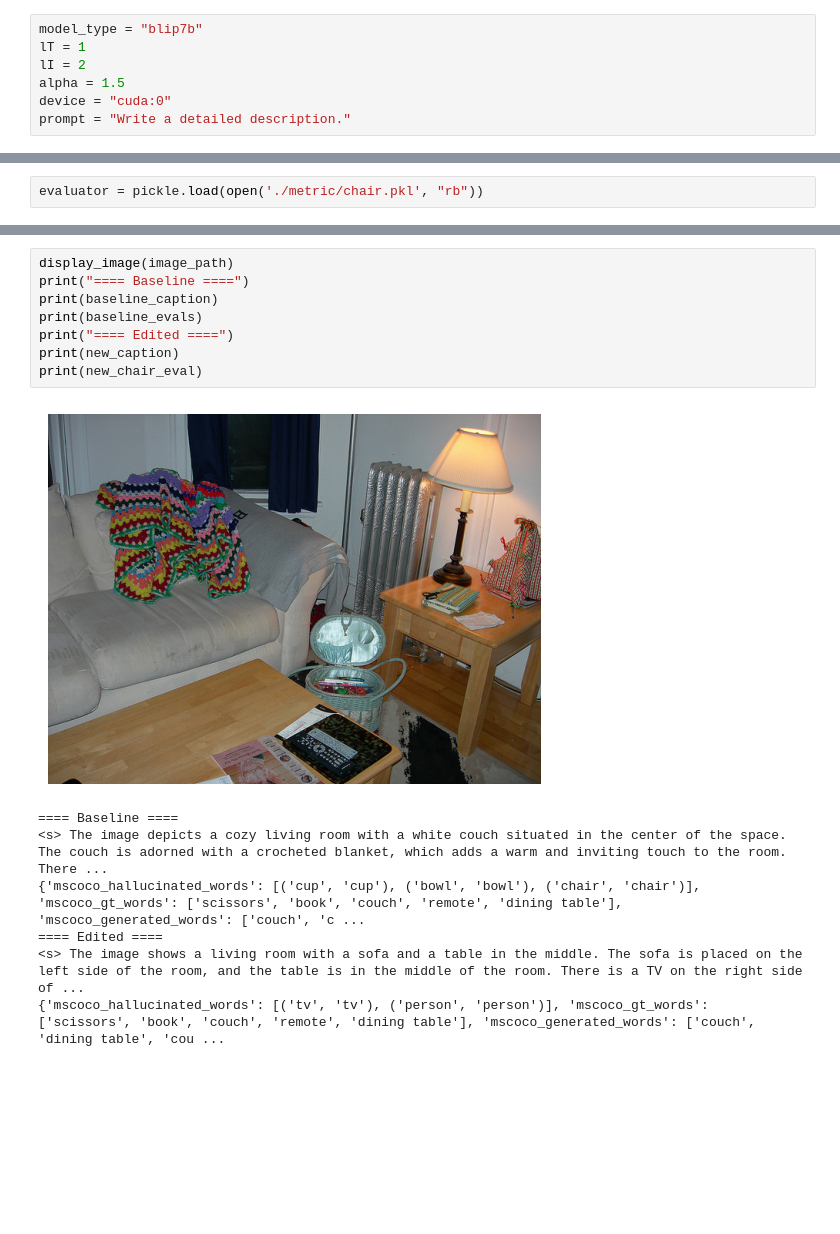
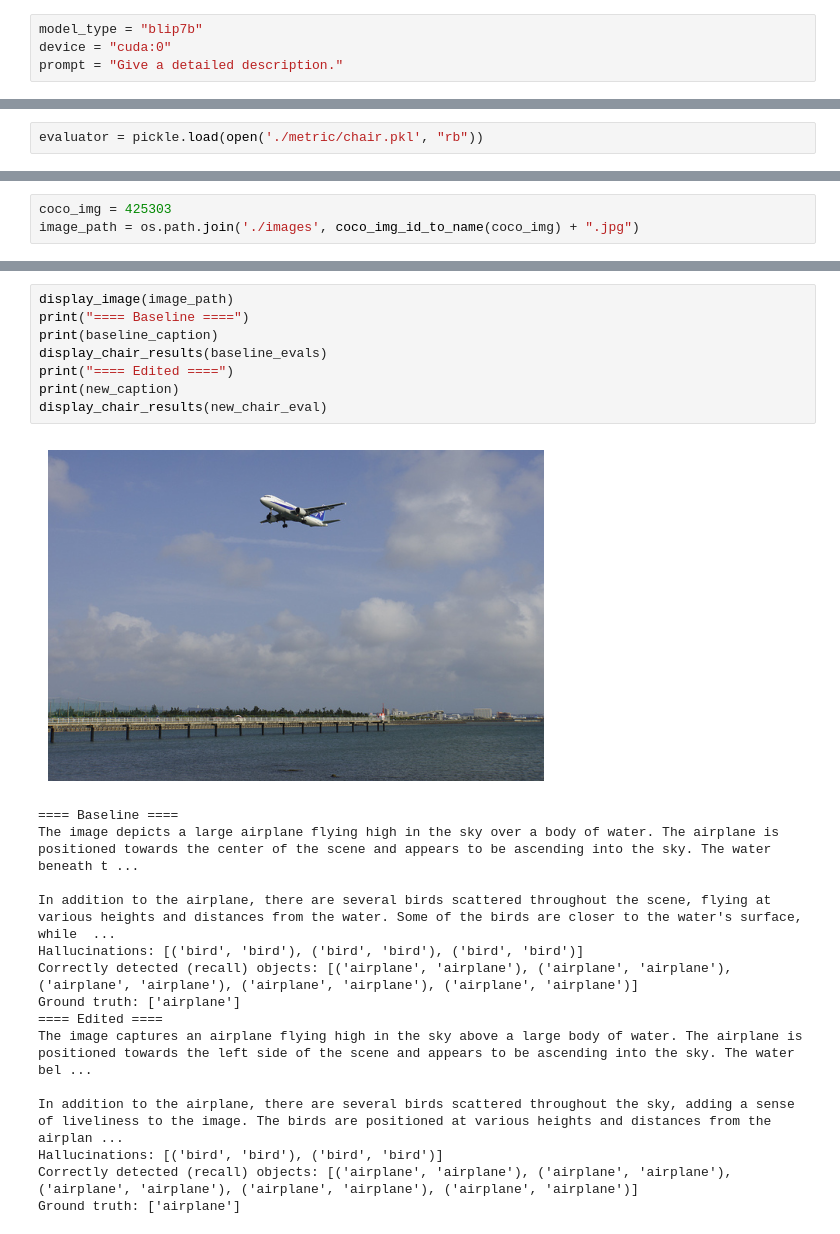
Before and after one commit to nickjiang2378/vl-interp, a Jupyter notebook: demos/object_erasure.ipynb, the cells around one changed output, grey strips where cells are left out. Cells and saved outputs as stored; diff of their text form; blank space fills up the shorter version.

Commit message:
reformatted object erasure demo and added more images

```diff
--- a/demos/object_erasure.ipynb
+++ b/demos/object_erasure.ipynb
@@ -19,11 +21,8 @@ os.environ['VL_ROOT_DIR'] = '/home/nickj/vl' # Set this environment variable to
 os.chdir(os.environ["VL_ROOT_DIR"])
 # %%
 model_type = "blip7b"
-lT = 1
-lI = 2
-alpha = 1.5
 device = "cuda:0"
-prompt = "Write a detailed description."
+prompt = "Give a detailed description."
 # %%
 if model_type == "llava7b":
   # Load the LlaVA model
@@ -50 +46,4 @@ evaluator = pickle.load(open('./metric/chair.pkl', "rb"))
+# %%
+coco_img = 425303
+image_path = os.path.join('./images', coco_img_id_to_name(coco_img) + ".jpg")
 # %%
@@ -83,16 +96,24 @@ Editing layer 2
 # %%
 display_image(image_path)
 print("==== Baseline ====")
 print(baseline_caption)
-print(baseline_evals)
+display_chair_results(baseline_evals)
 print("==== Edited ====")
 print(new_caption)
-print(new_chair_eval)
+display_chair_results(new_chair_eval)
 # %% [output]
-[figure, old version]
+[figure, new version]
 ==== Baseline ====
-<s> The image depicts a cozy living room with a white couch situated in the center of the space. The couch is adorned with a crocheted blanket, which adds a warm and inviting touch to the room.  There ...
-{'mscoco_hallucinated_words': [('cup', 'cup'), ('bowl', 'bowl'), ('chair', 'chair')], 'mscoco_gt_words': ['scissors', 'book', 'couch', 'remote', 'dining table'], 'mscoco_generated_words': ['couch', 'c ...
+The image depicts a large airplane flying high in the sky over a body of water. The airplane is positioned towards the center of the scene and appears to be ascending into the sky. The water beneath t ...
+
+In addition to the airplane, there are several birds scattered throughout the scene, flying at various heights and distances from the water. Some of the birds are closer to the water's surface, while  ...
+Hallucinations: [('bird', 'bird'), ('bird', 'bird'), ('bird', 'bird')]
+Correctly detected (recall) objects: [('airplane', 'airplane'), ('airplane', 'airplane'), ('airplane', 'airplane'), ('airplane', 'airplane'), ('airplane', 'airplane')]
+Ground truth: ['airplane']
 ==== Edited ====
-<s> The image shows a living room with a sofa and a table in the middle. The sofa is placed on the left side of the room, and the table is in the middle of the room. There is a TV on the right side of ...
-{'mscoco_hallucinated_words': [('tv', 'tv'), ('person', 'person')], 'mscoco_gt_words': ['scissors', 'book', 'couch', 'remote', 'dining table'], 'mscoco_generated_words': ['couch', 'dining table', 'cou ...
+The image captures an airplane flying high in the sky above a large body of water. The airplane is positioned towards the left side of the scene and appears to be ascending into the sky. The water bel ...
+
+In addition to the airplane, there are several birds scattered throughout the sky, adding a sense of liveliness to the image. The birds are positioned at various heights and distances from the airplan ...
+Hallucinations: [('bird', 'bird'), ('bird', 'bird')]
+Correctly detected (recall) objects: [('airplane', 'airplane'), ('airplane', 'airplane'), ('airplane', 'airplane'), ('airplane', 'airplane'), ('airplane', 'airplane')]
+Ground truth: ['airplane']
```
Also changed, not shown: parts of 12 cells of this notebook, 4 other files.
